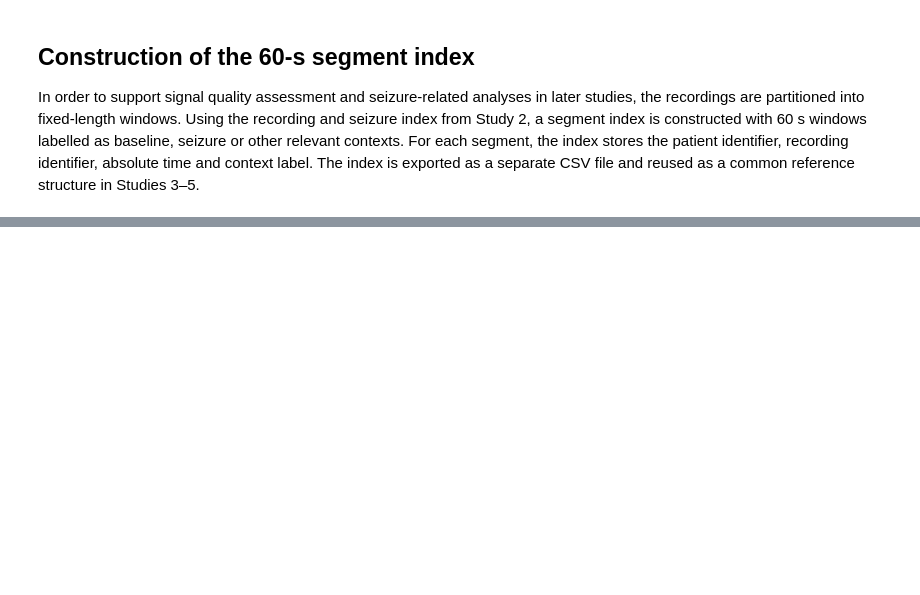
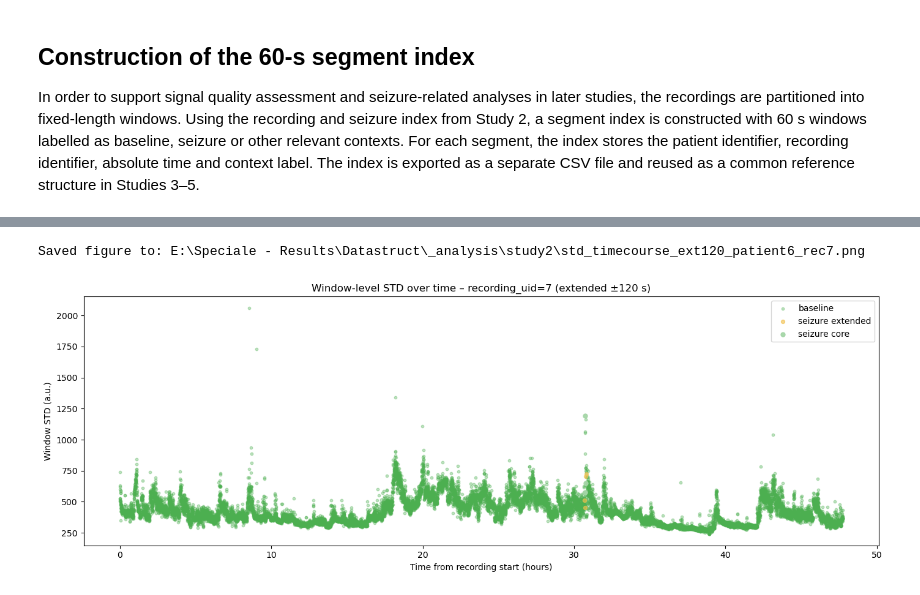
Before and after one commit to AU668208/Epilepsy_MasterThesis, a Jupyter notebook: Study2_1.ipynb, the cells around one changed output, grey strips where cells are left out. Saved outputs shown, nothing was run; the diff lists cells and outputs as text; code cells hidden in the pictures; blank space fills up the shorter version.

```diff
--- a/Study2_1.ipynb
+++ b/Study2_1.ipynb
@@ -266,0 +596,26 @@ df_seg.head(), len(df_seg)
+# %%
+from src.hrv_epatch.plots.timecourse_plot import plot_std_timecourse_by_label, plot_all_std_timecourses
+
+example_patient = 6
+
+rec_ids = (
+    df_join_ext120[df_join_ext120["patient_id"] == example_patient]["recording_uid"]
+    .unique()
+)
+
+rec_ids
+
+if len(rec_ids) > 0:
+    rec = rec_ids[0]
+    outpath = STUDY2_OUT / f"std_timecourse_ext120_patient{example_patient}_rec{rec}.png"
+    plot_std_timecourse_by_label(
+        df_join_ext120,
+        recording_uid=rec,
+        outpath=outpath,
+        title_suffix="extended ±120 s",
+    )
+else:
+    print(f"No recordings found for patient {example_patient}")
+# %% [output]
+Saved figure to: E:\Speciale - Results\Datastruct\_analysis\study2\std_timecourse_ext120_patient6_rec7.png
+[figure, added]
```
Also changed, not shown: parts of 27 cells of this notebook, 5 other files.
